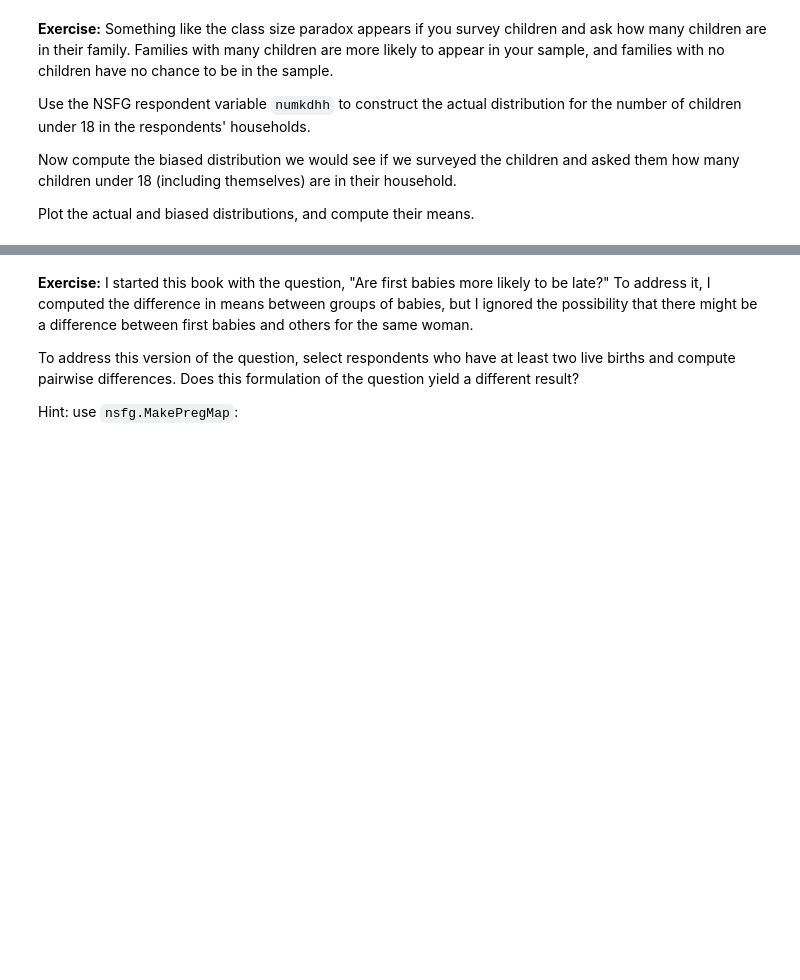
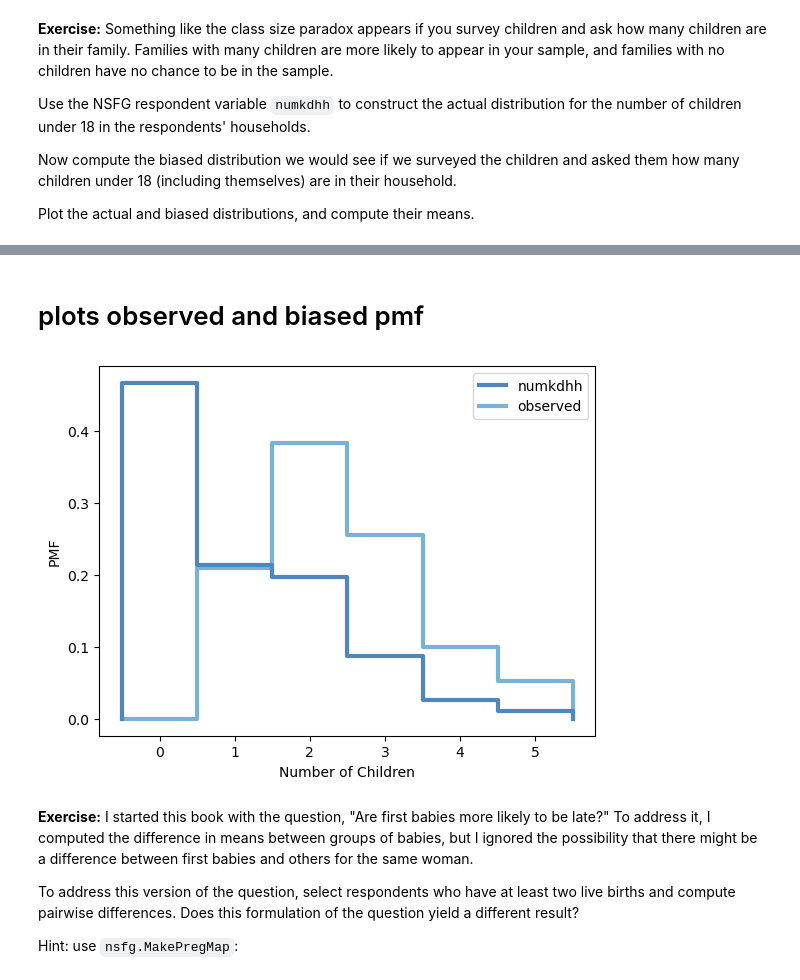
Before and after one commit to MWPerrineJr/ThinkStats2, a Jupyter notebook: code/chap03ex.ipynb, the cells around one changed output, grey strips where cells are left out. Cells and saved outputs as stored; diff of their text form; code cells hidden in the pictures; blank space fills up the shorter version.

```diff
--- a/code/chap03ex.ipynb
+++ b/code/chap03ex.ipynb
@@ -420,3 +423,21 @@ resp = nsfg.ReadFemResp()
+# %%
+def BiasPmf(pmf, label):
+    new_pmf = pmf.Copy(label=label)
+
+    for x, p in pmf.Items():
+        new_pmf.Mult(x, x)
+
+    new_pmf.Normalize()
+    return new_pmf
+# %% [markdown]
+# plots observed and biased pmf
+# %%
+biased_pmf = BiasPmf(pmf, label="observed")
+thinkplot.PrePlot(2)
+thinkplot.Pmfs([pmf, biased_pmf])
+thinkplot.Config(xlabel="Number of Children", ylabel="PMF")
+# %% [output]
+[figure, added]
 # %% [markdown]
 **Exercise:** I started this book with the question, "Are first babies more likely to be late?" To address it, I computed the difference in means between groups of babies, but I ignored the possibility that there might be a difference between first babies and others for the same woman.
 
```
Also changed, not shown: parts of 8 cells of this notebook.
